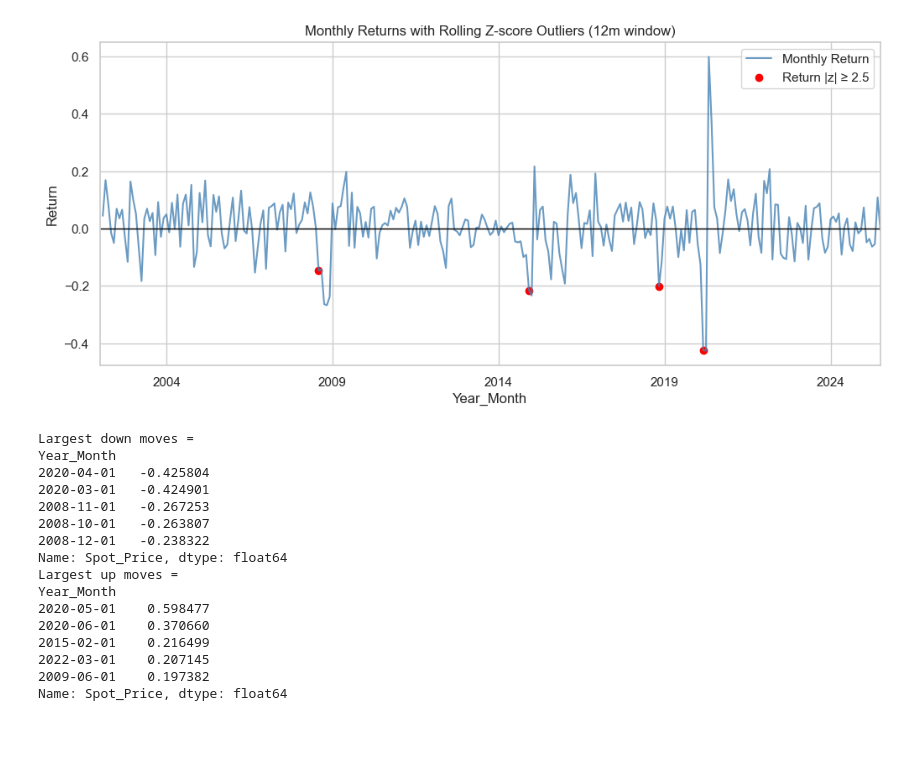
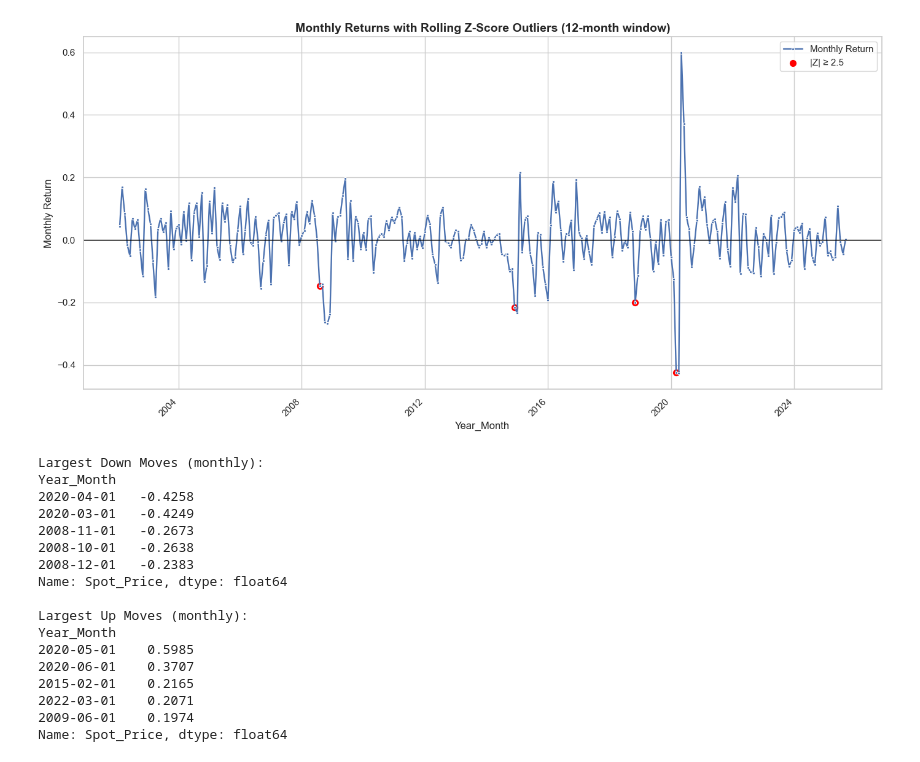
Before and after one commit to abhinavvictor7668/time_series_project, a Jupyter notebook: 2_basic_timesereis.ipynb, the cells around one changed output. Drawn from its saved outputs; the diff is of its cells as text; code cells hidden in the pictures; blank space fills up the shorter version.

```diff
--- a/2_basic_timesereis.ipynb
+++ b/2_basic_timesereis.ipynb
@@ -150,39 +107,53 @@ Index: []
 # %%
 # More robust outlier event check using monthly returns and rolling z score method
 s = df.set_index("Year_Month")["Spot_Price"]
-r = s.pct_change()  # monthly returns
-r_z = (r - r.rolling(12, min_periods=6).mean()) / r.rolling(12, min_periods=6).std()
 
-fig, ax = plt.subplots(figsize=(12,5))
-r.plot(ax=ax, color = "steelblue", alpha=0.8, label="Monthly Return")
-ax.axhline(0, color = "black", linewidth=1)
-ax.scatter(r.index[abs(r_z) >= 2.5], r[abs(r_z) >= 2.5], color="red", label="Return |z| ≥ 2.5")
-ax.set_title("Monthly Returns with Rolling Z-score Outliers (12m window)")
-ax.set_ylabel("Return")
-ax.legend()
+# Monthly returns
+r = s.pct_change()
+# 12-month rolling z-score
+r_mean = r.rolling(12, min_periods=6).mean()
+r_std  = r.rolling(12, min_periods=6).std()
+r_z = (r - r_mean) / r_std
+# Mask for outliers
+outliers = r_z.abs() >= 2.5
+
+plt.figure(figsize=(14, 7))
+# Main line
+sns.lineplot(x=r.index, y=r, marker=".", linewidth=1.7, label="Monthly Return")
+# Baseline
+plt.axhline(0, color="black", linewidth=1)
+# Flagged outliers
+plt.scatter(r.index[outliers], r[outliers], color="red", s=50, label="|Z| ≥ 2.5")
+plt.title("Monthly Returns with Rolling Z-Score Outliers (12-month window)", fontsize=14, weight = "bold")
+plt.ylabel("Monthly Return")
+plt.xticks(rotation=45, ha="right")
+plt.legend()
+plt.tight_layout()
 plt.show()
 
-print("Largest down moves = ")
-print(r.sort_values().head(5))
+# Outlier stats
+print("\nLargest Down Moves (monthly):")
+print(r.sort_values().head(5).round(4))
 
-print("Largest up moves = ")
-print(r.sort_values(ascending=False).head(5))
+print("\nLargest Up Moves (monthly):")
+print(r.sort_values(ascending=False).head(5).round(4))
 # %% [output]
-[figure, old version]
+[figure, new version]
-Largest down moves =
+Largest Down Moves (monthly):
 Year_Month
-2020-04-01   -0.425804
-2020-03-01   -0.424901
-2008-11-01   -0.267253
-2008-10-01   -0.263807
-2008-12-01   -0.238322
+2020-04-01   -0.4258
+2020-03-01   -0.4249
+2008-11-01   -0.2673
+2008-10-01   -0.2638
+2008-12-01   -0.2383
 Name: Spot_Price, dtype: float64
-Largest up moves =
+
+Largest Up Moves (monthly):
 Year_Month
-2020-05-01    0.598477
-2020-06-01    0.370660
-2015-02-01    0.216499
-2022-03-01    0.207145
-2009-06-01    0.197382
+2020-05-01    0.5985
+2020-06-01    0.3707
+2015-02-01    0.2165
+2022-03-01    0.2071
+2009-06-01    0.1974
 Name: Spot_Price, dtype: float64
 # %%
```
Also changed, not shown: parts of 20 cells of this notebook, 11 other files.
